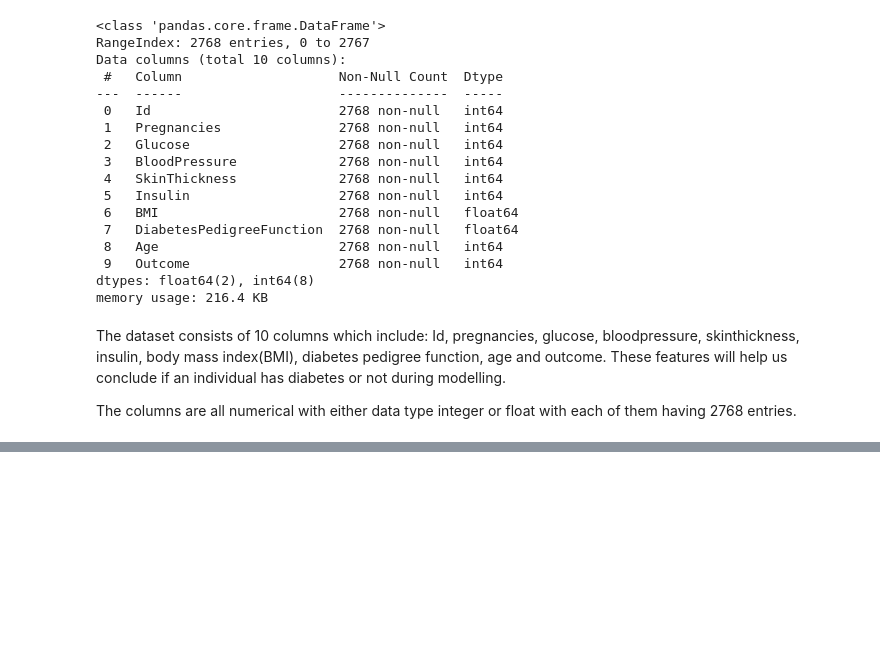
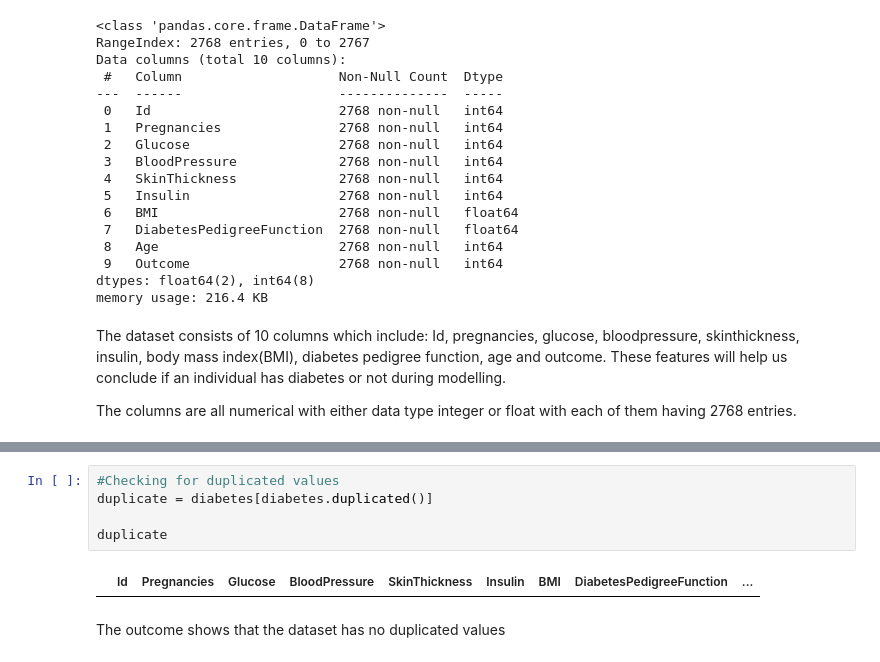
Before and after one commit to akeyo03/phase-3-project, a Jupyter notebook: final.ipynb, the cells around one changed output, grey strips where cells are left out. Drawn from its saved outputs; the diff is of its cells as text; blank space fills up the shorter version.

```diff
--- a/final.ipynb
+++ b/final.ipynb
@@ -217,0 +335,9 @@ diabetes.describe()
+# %%
+#Checking for duplicated values
+duplicate = diabetes[diabetes.duplicated()]
+
+duplicate
+# %% [output]
+|  | Id | Pregnancies | Glucose | BloodPressure | SkinThickness | Insulin | BMI | DiabetesPedigreeFunction | ... |
+# %% [markdown]
+The outcome shows that the dataset has no duplicated values
```
Also changed, not shown: parts of 23 cells of this notebook.
